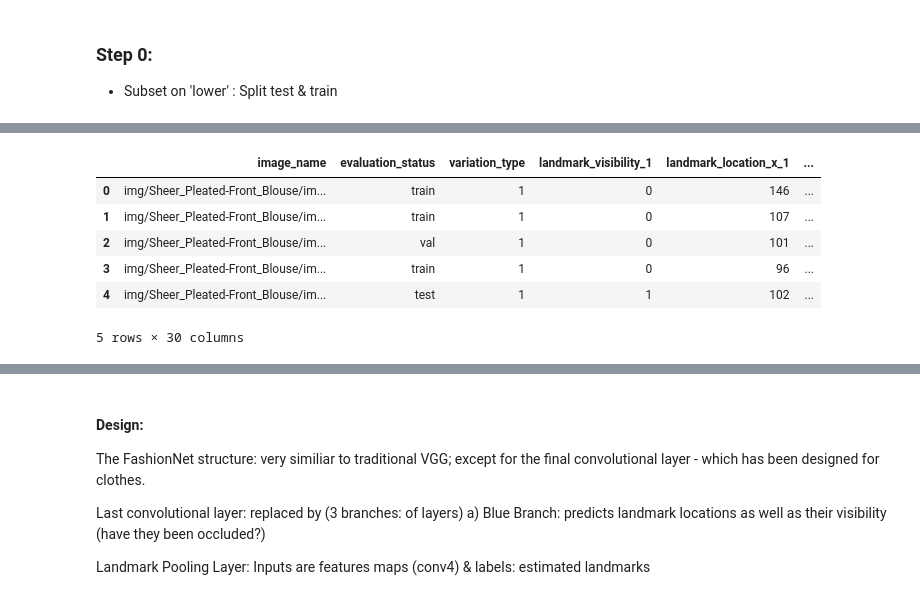
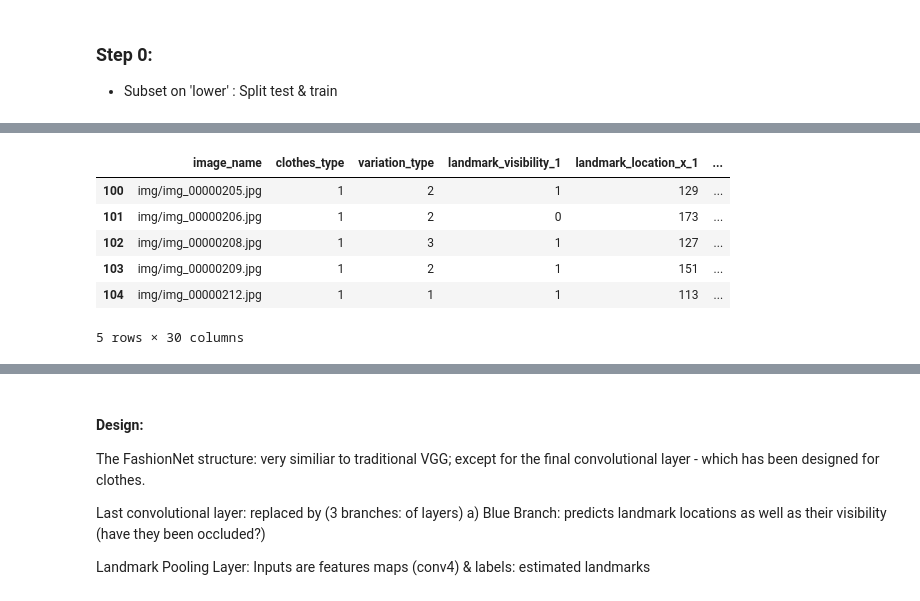
Before and after one commit to julialintern/fashionNet, a Jupyter notebook: preprocess_step_0_upper_clean.ipynb, the cells around one changed output, grey strips where cells are left out. Cells and saved outputs as stored; diff of their text form; code cells hidden in the pictures.

```diff
--- a/preprocess_step_0_upper_clean.ipynb
+++ b/preprocess_step_0_upper_clean.ipynb
@@ -88,15 +127,11 @@ l=lower2[lower2.landmark_visibility_3]
 # %%
 from scipy import ndimage
 # %%
-
-
-file1='/home/icarus/mount_data/cat_and_att_pred/eval/list_eval_partition.txt'
+file1='/home/ubuntu/list_eval_partition-3.txt'
 
 split=pd.read_csv(file1,delim_whitespace=True,skiprows=[0])
 
-splits=split.merge(lower2)
-
-splits.head(1)
-
-len(lower)
+split.head()
+len(split)
+#len(upper2)
 # %% [output]
@@ -104,10 +138,0 @@ len(lower)
-# %%
-def split(x):
-    breaks=x.split('/')
-    return breaks[1]
-
-
-
-#splits['path']=splits.image_name.apply(split)
-splits['folder']=splits.image_name.apply(split)
-splits.head()
@@ -139,0 +143,6 @@ splits.head()
+# %%
+splits=upper2.merge(split,how='left')
+
+splits.head(1)
+
+len(splits)
@@ -139,0 +160,15 @@ splits.head()
+# %%
+# create new column for just image name
+
+def image(x):
+    x=x.split('/')[1:]
+    return '/'.join(x)
+
+splits['image']=splits.image_name.apply(image)
+
+def filename(df):
+    x=df.evaluation_status+'/'+df.image
+    return x
+
+splits['file']=splits.apply(filename,axis=1)
+splits.head()
@@ -140,12 +183,12 @@ splits.head()
 # %%
-test=splits[:100]
+test=splits[100:200]
 
 test.head()
 # %% [output]
-|  | image_name | evaluation_status | variation_type | landmark_visibility_1 | landmark_location_x_1 | ... |
-| 0 | img/Sheer_Pleated-Front_Blouse/im... | train | 1 | 0 | 146 | ... |
-| 1 | img/Sheer_Pleated-Front_Blouse/im... | train | 1 | 0 | 107 | ... |
-| 2 | img/Sheer_Pleated-Front_Blouse/im... | val | 1 | 0 | 101 | ... |
-| 3 | img/Sheer_Pleated-Front_Blouse/im... | train | 1 | 0 | 96 | ... |
-| 4 | img/Sheer_Pleated-Front_Blouse/im... | test | 1 | 1 | 102 | ... |
+|  | image_name | clothes_type | variation_type | landmark_visibility_1 | landmark_location_x_1 | ... |
+| 100 | img/img_00000205.jpg | 1 | 2 | 1 | 129 | ... |
+| 101 | img/img_00000206.jpg | 1 | 2 | 0 | 173 | ... |
+| 102 | img/img_00000208.jpg | 1 | 3 | 1 | 127 | ... |
+| 103 | img/img_00000209.jpg | 1 | 2 | 1 | 151 | ... |
+| 104 | img/img_00000212.jpg | 1 | 1 | 1 | 113 | ... |
 5 rows × 30 columns
```
Also changed, not shown: parts of 35 cells of this notebook, 1 other file.
